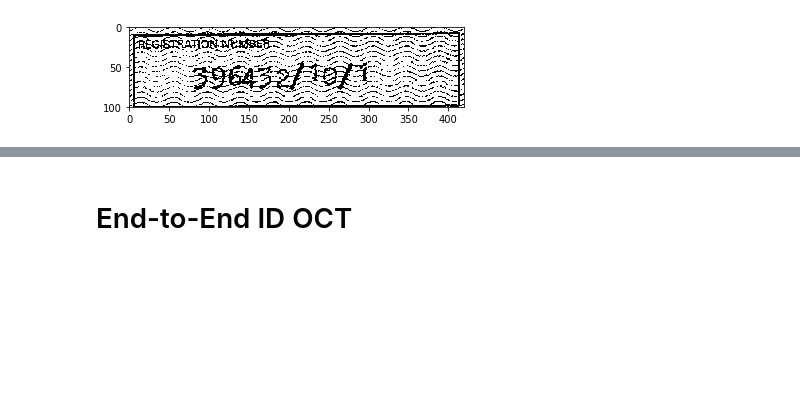
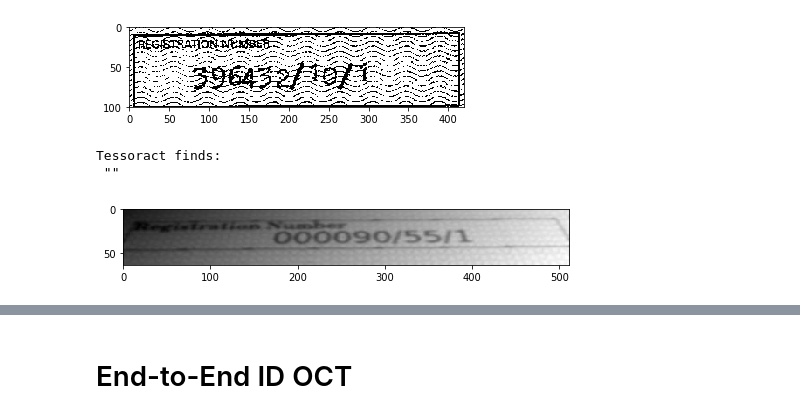
Before and after one commit to drdangersimon/OCR_prez, a Jupyter notebook: presentations/IndabaX_Prez.ipynb, the cells around one changed output, grey strips where cells are left out. Drawn from its saved outputs; the diff is of its cells as text; code cells hidden in the pictures; blank space fills up the shorter version.

```diff
--- a/presentations/IndabaX_Prez.ipynb
+++ b/presentations/IndabaX_Prez.ipynb
@@ -120,3 +125,16 @@ print('Tessoract finds: \n "{}"'.format(text))
 Tessoract finds:
  ""
 [figure]
+# %%
+# test image
+simulated_id = '../training_data/stage2/2_0.jpg'
+simulated_img = cv2.imread(simulated_id)
+plt.figure(figsize=(8,4))
+plt.imshow(simulated_img, cmap='gray')
+text = pytesseract.image_to_string(PIL.Image.open(simulated_id))
+#os.remove(filename)
+print('Tessoract finds: \n "{}"'.format(text))
+# %% [output]
+Tessoract finds:
+ ""
+[figure, added]
```
Also changed, not shown: parts of 39 cells of this notebook.
